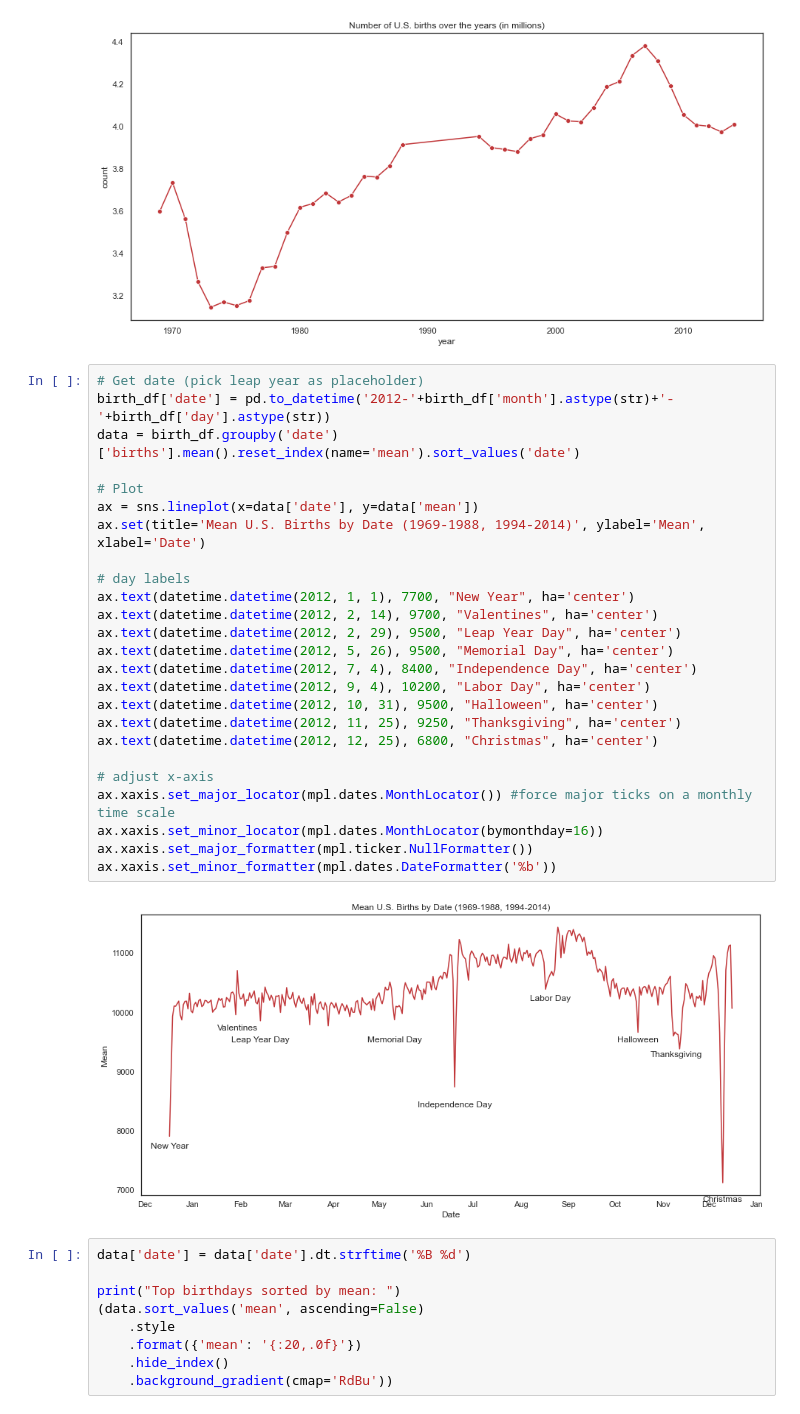
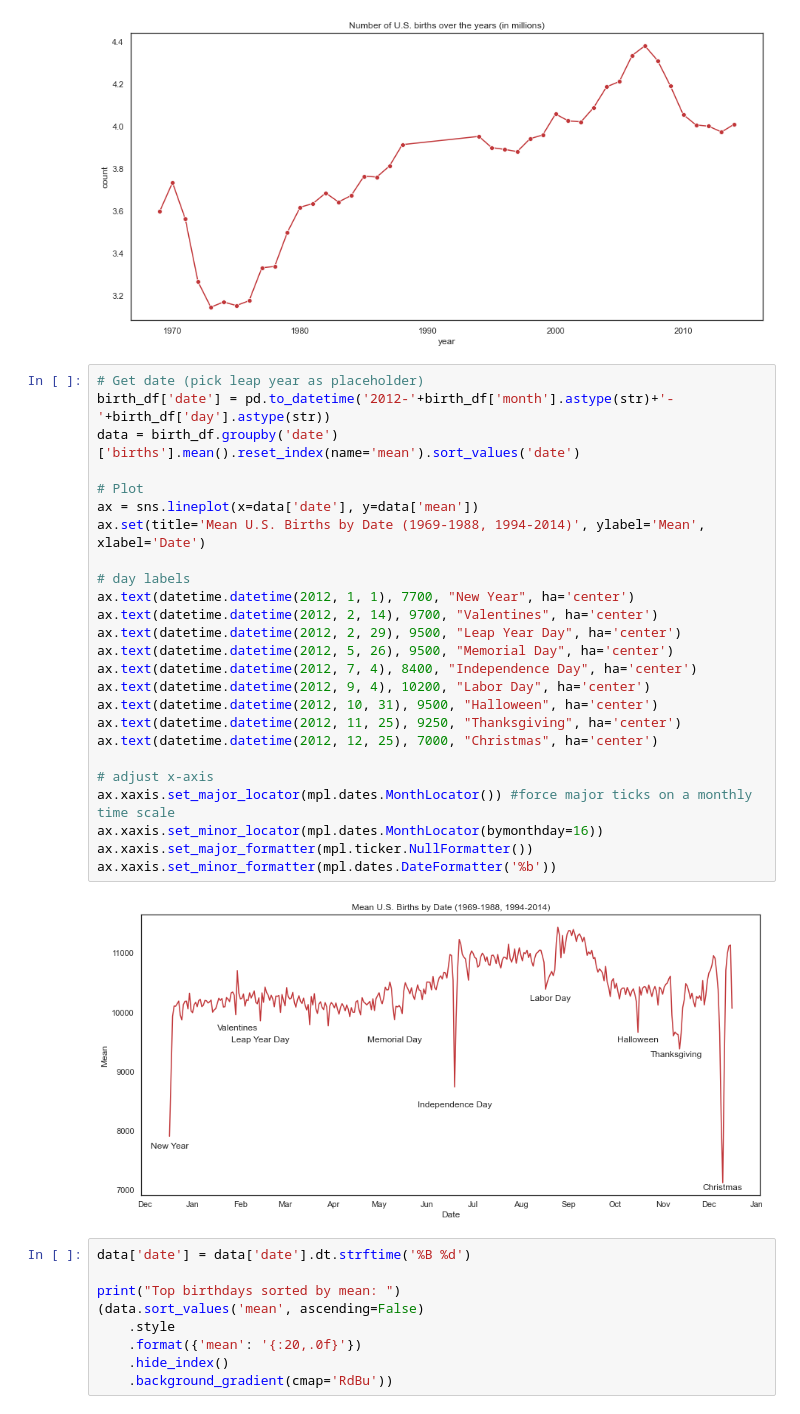
Before and after one commit to taidnguyen/us-birthdays, a Jupyter notebook: main.ipynb, the cells around one changed output. Cells and saved outputs as stored; diff of their text form.

```diff
--- a/main.ipynb
+++ b/main.ipynb
@@ -62,30 +62,30 @@ plt.show()
 # %%
 # Get date (pick leap year as placeholder)
 birth_df['date'] = pd.to_datetime('2012-'+birth_df['month'].astype(str)+'-'+birth_df['day'].astype(str))
 data = birth_df.groupby('date')['births'].mean().reset_index(name='mean').sort_values('date')
 
 # Plot
 ax = sns.lineplot(x=data['date'], y=data['mean'])
 ax.set(title='Mean U.S. Births by Date (1969-1988, 1994-2014)', ylabel='Mean', xlabel='Date')
 
 # day labels
 ax.text(datetime.datetime(2012, 1, 1), 7700, "New Year", ha='center')
 ax.text(datetime.datetime(2012, 2, 14), 9700, "Valentines", ha='center')
 ax.text(datetime.datetime(2012, 2, 29), 9500, "Leap Year Day", ha='center')
 ax.text(datetime.datetime(2012, 5, 26), 9500, "Memorial Day", ha='center')
 ax.text(datetime.datetime(2012, 7, 4), 8400, "Independence Day", ha='center')
 ax.text(datetime.datetime(2012, 9, 4), 10200, "Labor Day", ha='center')
 ax.text(datetime.datetime(2012, 10, 31), 9500, "Halloween", ha='center')
 ax.text(datetime.datetime(2012, 11, 25), 9250, "Thanksgiving", ha='center')
-ax.text(datetime.datetime(2012, 12, 25), 6800, "Christmas", ha='center')
+ax.text(datetime.datetime(2012, 12, 25), 7000, "Christmas", ha='center')
 
 # adjust x-axis
 ax.xaxis.set_major_locator(mpl.dates.MonthLocator()) #force major ticks on a monthly time scale
 ax.xaxis.set_minor_locator(mpl.dates.MonthLocator(bymonthday=16))
 ax.xaxis.set_major_formatter(mpl.ticker.NullFormatter())
 ax.xaxis.set_minor_formatter(mpl.dates.DateFormatter('%b'))
 # %% [output]
-[figure, old version]
+[figure, new version]
 # %%
 data['date'] = data['date'].dt.strftime('%B %d')
 
```
Also changed, not shown: parts of 1 cell of this notebook, 1 other file.
